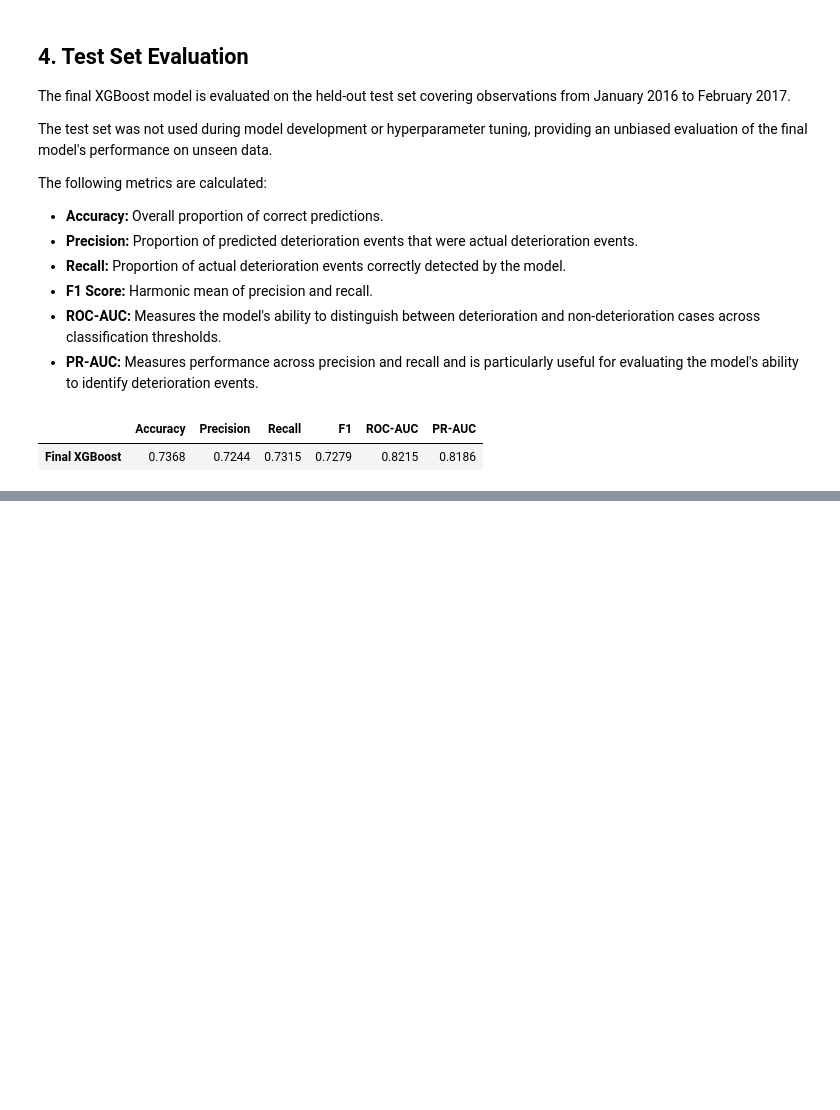
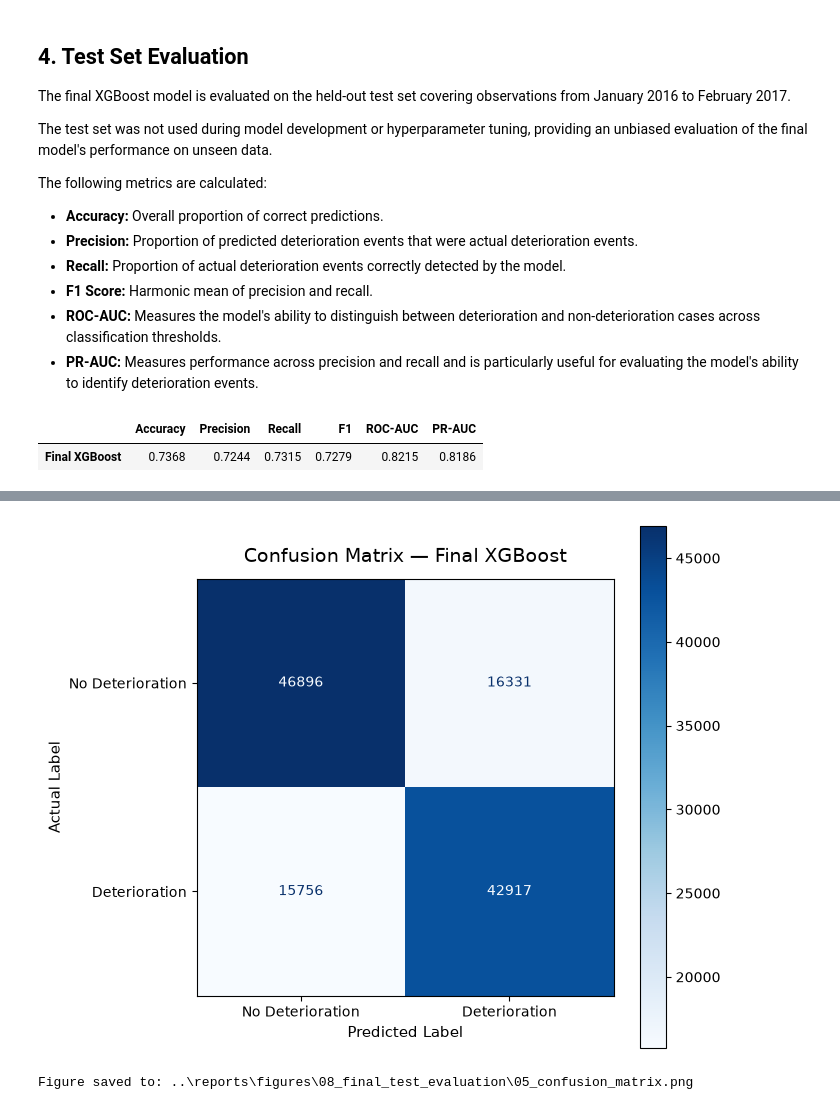
Before and after one commit to saraalwadia/airshift, a Jupyter notebook: notebooks/08_final_test_evaluation.ipynb, the cells around one changed output, grey strips where cells are left out. Cells and saved outputs as stored; diff of their text form; code cells hidden in the pictures; blank space fills up the shorter version.

Commit message:
confusion matrix

```diff
--- a/notebooks/08_final_test_evaluation.ipynb
+++ b/notebooks/08_final_test_evaluation.ipynb
@@ -126,0 +134,43 @@ test_results.round(4)
+# %%
+# Calculate confusion matrix
+cm = confusion_matrix(y_test, y_test_pred)
+
+# Create output directory
+FIGURES_DIR = Path("../reports/figures/08_final_test_evaluation")
+FIGURES_DIR.mkdir(parents=True, exist_ok=True)
+
+# Create figure
+fig, ax = plt.subplots(figsize=(7, 6))
+
+disp = ConfusionMatrixDisplay(
+    confusion_matrix=cm,
+    display_labels=["No Deterioration", "Deterioration"]
+)
+
+disp.plot(
+    ax=ax,
+    cmap="Blues",
+    colorbar=True
+)
+
+ax.set_title(
+    "Confusion Matrix — Final XGBoost",
+    fontsize=14,
+    pad=12
+)
+
+ax.set_xlabel("Predicted Label", fontsize=11)
+ax.set_ylabel("Actual Label", fontsize=11)
+
+plt.tight_layout()
+
+# Save figure
+FIGURE_PATH = FIGURES_DIR / "05_confusion_matrix.png"
+plt.savefig(FIGURE_PATH, dpi=300, bbox_inches="tight")
+
+plt.show()
+
+print(f"Figure saved to: {FIGURE_PATH}")
+# %% [output]
+[figure, added]
+Figure saved to: ..\reports\figures\08_final_test_evaluation\05_confusion_matrix.png
```
Also changed, not shown: parts of 3 cells of this notebook.
